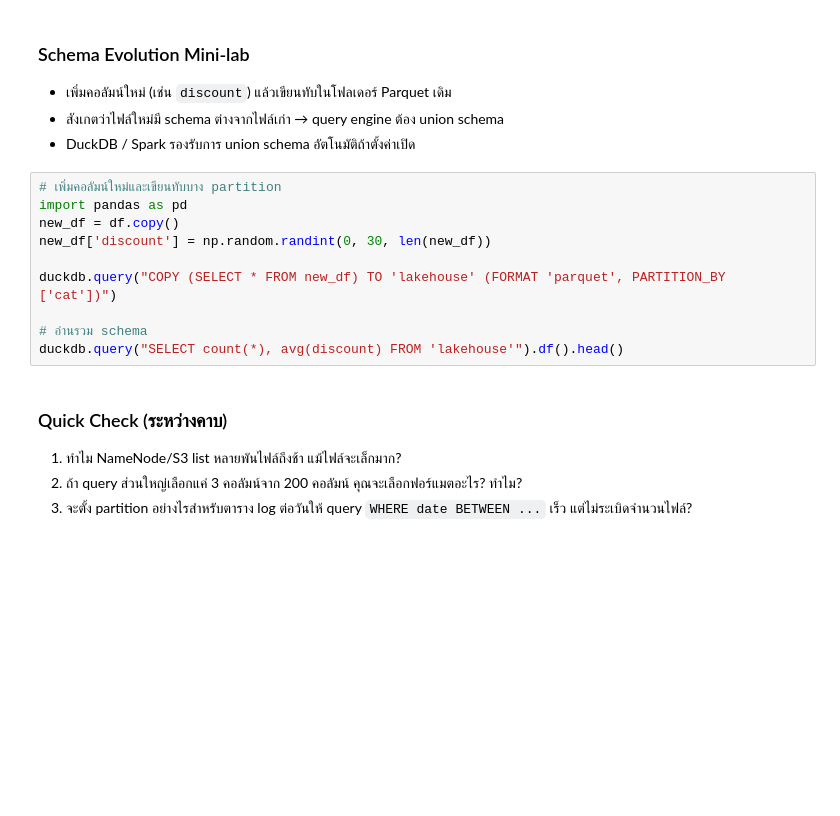
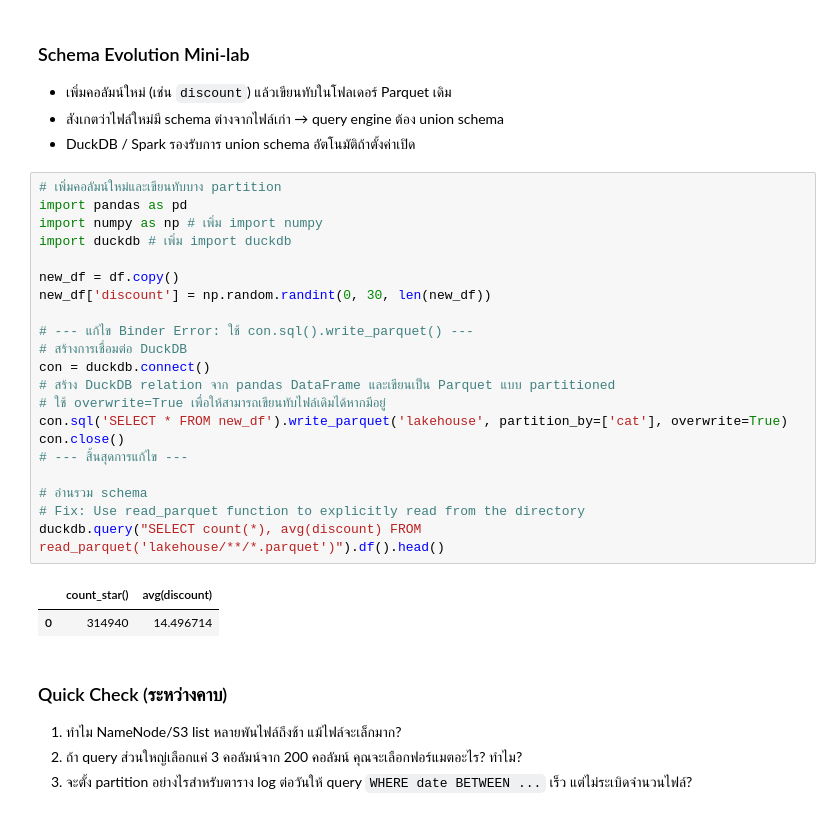
Before and after one commit to Cherdsak363/Big-Data, a Jupyter notebook: BigData_Week2_FileFormats_and_Storage.ipynb, the cells around one changed output. Saved outputs shown, nothing was run; the diff lists cells and outputs as text; blank space fills up the shorter version.

```diff
--- a/BigData_Week2_FileFormats_and_Storage.ipynb
+++ b/BigData_Week2_FileFormats_and_Storage.ipynb
@@ -528,13 +607,27 @@ pd.DataFrame(results, columns=['cardinality','csv_mb','parquet_mb','ratio_csv_di
 # %%
 # เพิ่มคอลัมน์ใหม่และเขียนทับบาง partition
 import pandas as pd
+import numpy as np # เพิ่ม import numpy
+import duckdb # เพิ่ม import duckdb
+
 new_df = df.copy()
 new_df['discount'] = np.random.randint(0, 30, len(new_df))
 
-duckdb.query("COPY (SELECT * FROM new_df) TO 'lakehouse' (FORMAT 'parquet', PARTITION_BY ['cat'])")
+# --- แก้ไข Binder Error: ใช้ con.sql().write_parquet() ---
+# สร้างการเชื่อมต่อ DuckDB
+con = duckdb.connect()
+# สร้าง DuckDB relation จาก pandas DataFrame และเขียนเป็น Parquet แบบ partitioned
+# ใช้ overwrite=True เพื่อให้สามารถเขียนทับไฟล์เดิมได้หากมีอยู่
+con.sql('SELECT * FROM new_df').write_parquet('lakehouse', partition_by=['cat'], overwrite=True)
+con.close()
+# --- สิ้นสุดการแก้ไข ---
 
 # อ่านรวม schema
-duckdb.query("SELECT count(*), avg(discount) FROM 'lakehouse'").df().head()
+# Fix: Use read_parquet function to explicitly read from the directory
+duckdb.query("SELECT count(*), avg(discount) FROM read_parquet('lakehouse/**/*.parquet')").df().head()
+# %% [output]
+|  | count_star() | avg(discount) |
+| 0 | 314940 | 14.496714 |
 # %% [markdown]
 ### Quick Check (ระหว่างคาบ)
 1) ทำไม NameNode/S3 list หลายพันไฟล์ถึงช้า แม้ไฟล์จะเล็กมาก?
```
Also changed, not shown: parts of 15 cells of this notebook.
